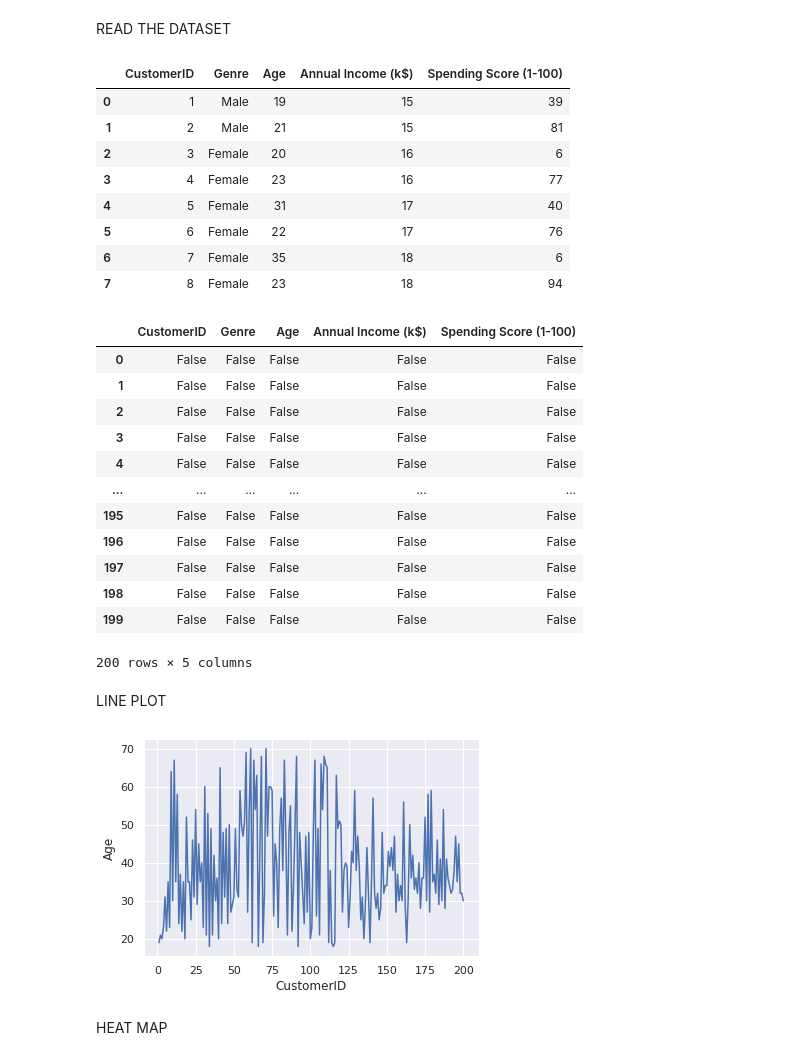
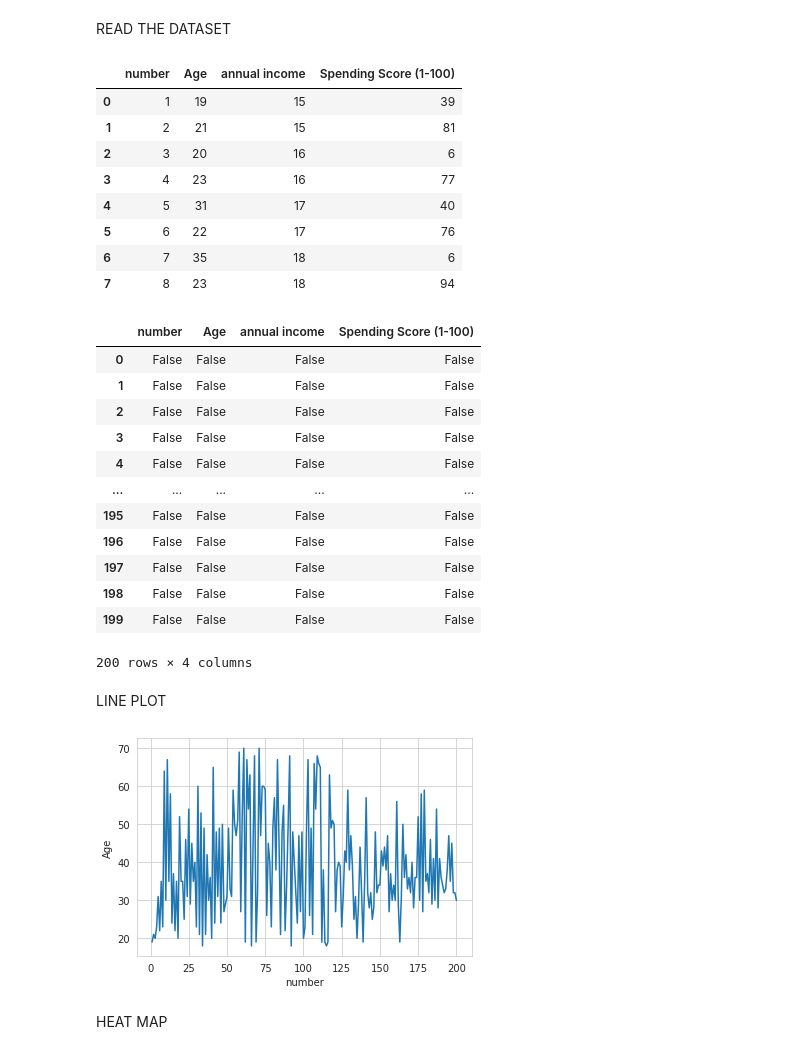
Before and after one commit to Kiranmayi18/Basic, a Jupyter notebook: Untitled5.ipynb, the cells around one changed output. Drawn from its saved outputs; the diff is of its cells as text; code cells hidden in the pictures.

```diff
--- a/Untitled5.ipynb
+++ b/Untitled5.ipynb
@@ -38,41 +38,41 @@ from sklearn.tree import DecisionTreeClassifier
 # %% [markdown]
 READ THE DATASET
 # %%
-mall=pd.read_csv('mall.csv')
+mall=pd.read_csv('Mall.csv')
 mall.head(8)
 # %% [output]
-|  | CustomerID | Genre | Age | Annual Income (k$) | Spending Score (1-100) |
-| 0 | 1 | Male | 19 | 15 | 39 |
-| 1 | 2 | Male | 21 | 15 | 81 |
-| 2 | 3 | Female | 20 | 16 | 6 |
-| 3 | 4 | Female | 23 | 16 | 77 |
-| 4 | 5 | Female | 31 | 17 | 40 |
-| 5 | 6 | Female | 22 | 17 | 76 |
-| 6 | 7 | Female | 35 | 18 | 6 |
-| 7 | 8 | Female | 23 | 18 | 94 |
+|  | number | Age | annual income | Spending Score (1-100) |
+| 0 | 1 | 19 | 15 | 39 |
+| 1 | 2 | 21 | 15 | 81 |
+| 2 | 3 | 20 | 16 | 6 |
+| 3 | 4 | 23 | 16 | 77 |
+| 4 | 5 | 31 | 17 | 40 |
+| 5 | 6 | 22 | 17 | 76 |
+| 6 | 7 | 35 | 18 | 6 |
+| 7 | 8 | 23 | 18 | 94 |
 # %%
 mall.isnull()
 # %% [output]
-|  | CustomerID | Genre | Age | Annual Income (k$) | Spending Score (1-100) |
-| 0 | False | False | False | False | False |
-| 1 | False | False | False | False | False |
-| 2 | False | False | False | False | False |
-| 3 | False | False | False | False | False |
-| 4 | False | False | False | False | False |
-| ... | ... | ... | ... | ... | ... |
-| 195 | False | False | False | False | False |
-| 196 | False | False | False | False | False |
-| 197 | False | False | False | False | False |
-| 198 | False | False | False | False | False |
-| 199 | False | False | False | False | False |
+|  | number | Age | annual income | Spending Score (1-100) |
+| 0 | False | False | False | False |
+| 1 | False | False | False | False |
+| 2 | False | False | False | False |
+| 3 | False | False | False | False |
+| 4 | False | False | False | False |
+| ... | ... | ... | ... | ... |
+| 195 | False | False | False | False |
+| 196 | False | False | False | False |
+| 197 | False | False | False | False |
+| 198 | False | False | False | False |
+| 199 | False | False | False | False |
-200 rows × 5 columns
+200 rows × 4 columns
 # %% [markdown]
 LINE PLOT
 # %%
-sns.lineplot(data=mall,x="CustomerID",y="Age")
+sns.lineplot(data=mall,x="number",y="Age")
 plt.show()
 # %% [output]
-[figure, old version]
+[figure, new version]
 # %% [markdown]
 HEAT MAP
 # %%
```
Also changed, not shown: parts of 35 cells of this notebook.
